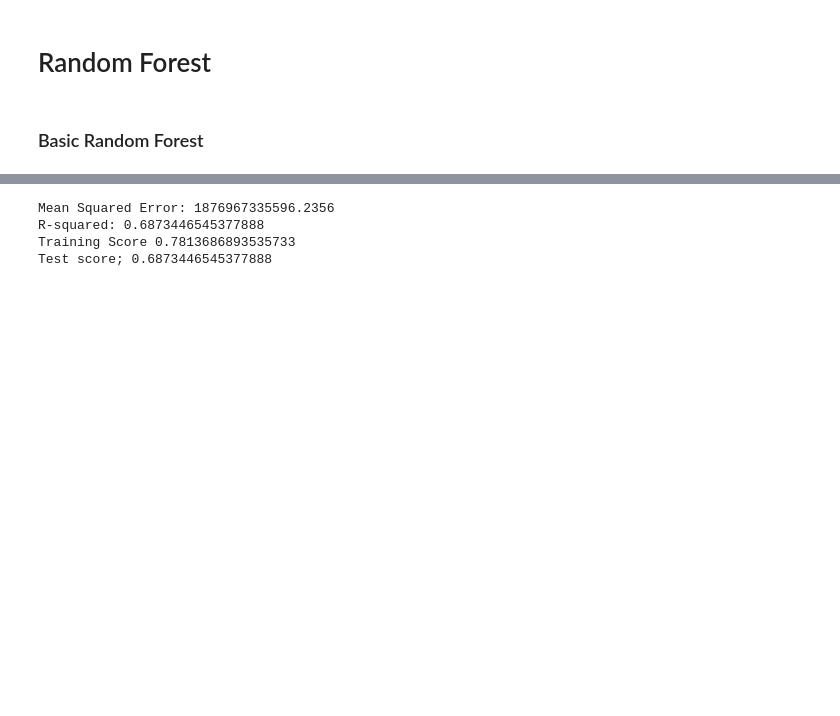
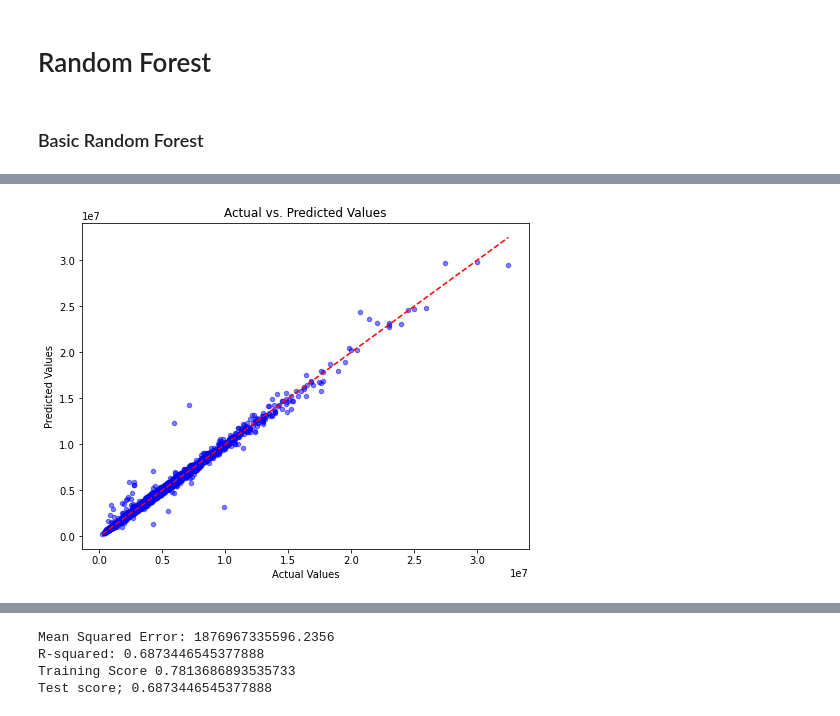
Before and after one commit to FontanaPedro/DBA-Project, a Jupyter notebook: Code_Machine_learning_process.ipynb, the cells around one changed output, grey strips where cells are left out. Saved outputs shown, nothing was run; the diff lists cells and outputs as text; code cells hidden in the pictures; blank space fills up the shorter version.

```diff
--- a/Code_Machine_learning_process.ipynb
+++ b/Code_Machine_learning_process.ipynb
@@ -703,0 +663,11 @@ plt.show()
+# %%
+#Create a model for the normalized data with MinMax
+
+rf_model_scaled = RandomForestRegressor( random_state=42).fit(X_train_MinMax_scaled, y_train)
+
+#Print the results of RMSLE and R2 for this new fit.
+
+results_rf_scaled=evaluate_regression_model(rf_model_scaled,X_train_MinMax_scaled, y_train,X_test_MinMax_scaled,y_test)
+print("Results of evaluation on Scaled data fit into Ridge linear regression model \n ")
+
+print(results_rf_scaled)
@@ -703,0 +686,5 @@ plt.show()
+# %%
+#Plot the regression line of predicted vs actual target values
+plot_actual_vs_predicted_test(rf_model_scaled,X_test_MinMax_scaled,y_test)
+# %% [output]
+[figure, added]
```
Also changed, not shown: parts of 46 cells of this notebook, 21 other files.
